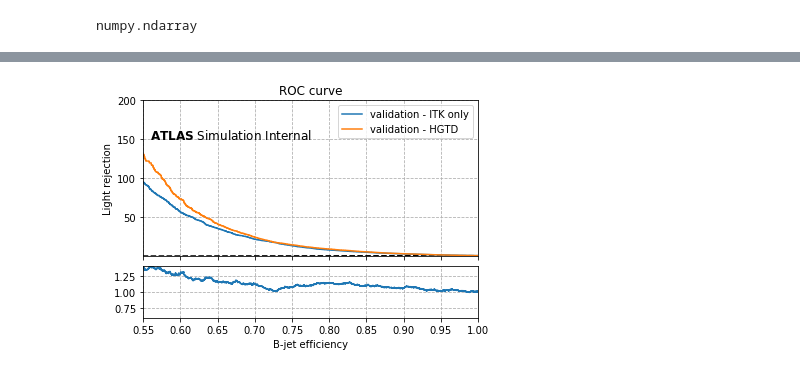
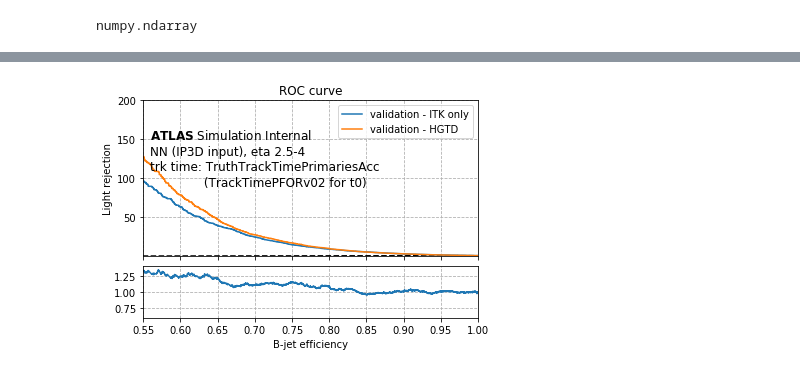
Before and after one commit to chiara-rizzi/track_time, a Jupyter notebook: test_training.ipynb, the cells around one changed output, grey strips where cells are left out. Saved outputs shown, nothing was run; the diff lists cells and outputs as text; code cells hidden in the pictures.

```diff
--- a/test_training.ipynb
+++ b/test_training.ipynb
@@ -134,17 +118,20 @@ df_to_use = df[columns_to_use_df]
 # columns_to_use
 # %%
 # convert df into arrays
-X = df_to_use[columns_to_use+['has_t0','t0']].values
+if use_t0:
+    X = df_to_use[columns_to_use+['has_t0','t0']].values
+else:
+    X = df_to_use[columns_to_use].values
 y = df_to_use['target'].values
 # scaling
 sc = StandardScaler()
 X = sc.fit_transform(X)
 # %%
-X_train,X_test,y_train,y_test = train_test_split(X,y,test_size = 0.3)
+X_train,X_test,y_train,y_test = train_test_split(X,y,test_size = 0.25)
 # %%
 # Neural network
 model = Sequential() # creating model sequentially (each layer takes as input output of previous layer)
-model.add(Dense(300, input_dim=len(columns_to_use)+2, activation='relu')) # Dense: fully connected layer
+model.add(Dense(300, input_dim=len(columns_to_use)+(2*use_t0), activation='relu')) # Dense: fully connected layer
 # model.add(Dense(50, activation='relu'))
 # model.add(Dense(20, activation='relu'))
 model.add(Dense(1, activation='sigmoid')) # chiara: check what's the best activation function for single-value output
@@ -223,5 +194,5 @@ X_train.shape
 # %%
-test = range(45)
+test = range(5*n_trk_used)
 # %%
 test2 = [i for i in test if i % 5 < 2]
 # %%
@@ -275,32 +246,35 @@ ax1 = plt.subplot(gs[0])
 
 plt.figure(1)
 plt.text(0.02, 0.75, r'$\mathbf{ATLAS}$ Simulation Internal', size='large',transform=ax1.transAxes)
+plt.text(0.02, 0.65, r'NN (IP3D input), eta 2.5-4', size='large',transform=ax1.transAxes)
+plt.text(0.02, 0.55, r'trk time: TruthTrackTimePrimariesAcc', size='large',transform=ax1.transAxes)
+plt.text(0.17, 0.45, r' (TrackTimePFORv02 for t0)', size='large',transform=ax1.transAxes)
 plt.plot([0, 1], [0, 1], 'k--')
 #plt.plot(tpr_train_no_HGTD, 1./fpr_train_no_HGTD, label='train_no_HGTD')
 one_over_fpr_test_no_HGTD = 1./fpr_test_no_HGTD
 one_over_fpr_test = 1./fpr_test
 plt.plot(tpr_test_no_HGTD, one_over_fpr_test_no_HGTD, label='validation - ITK only')
 #plt.plot(tpr_train, 1./fpr_train, label='train')
 plt.plot(tpr_test, one_over_fpr_test, label='validation - HGTD')
 plt.ylabel('Light rejection')
 plt.title('ROC curve')
 plt.legend(loc='best')
 #plt.yscale('log')
 plt.xlim(0.55,1)
 plt.ylim(1,200)
 plt.grid(True,linestyle='--')
 plt.gca().set_xticklabels(['']*10)
 
 ax2 = plt.subplot(gs[1])
 plt.xlim(0.55,1)
 plt.ylim(0.6,1.4)
 #np.interp([0, 1, 1.5, 2.72, 3.14], xp, fp)
 one_over_fpr_test_plot = np.interp(tpr_test_no_HGTD, tpr_test, one_over_fpr_test)
 ljr_ratio = np.divide(one_over_fpr_test_plot, one_over_fpr_test_no_HGTD)
 plt.plot(tpr_test_no_HGTD, ljr_ratio)
 plt.grid(True,linestyle='--')
 plt.xlabel('B-jet efficiency')
 
 plt.show()
 # %% [output]
-[figure, old version]
+[figure, new version]
```
Also changed, not shown: parts of 19 cells of this notebook.
